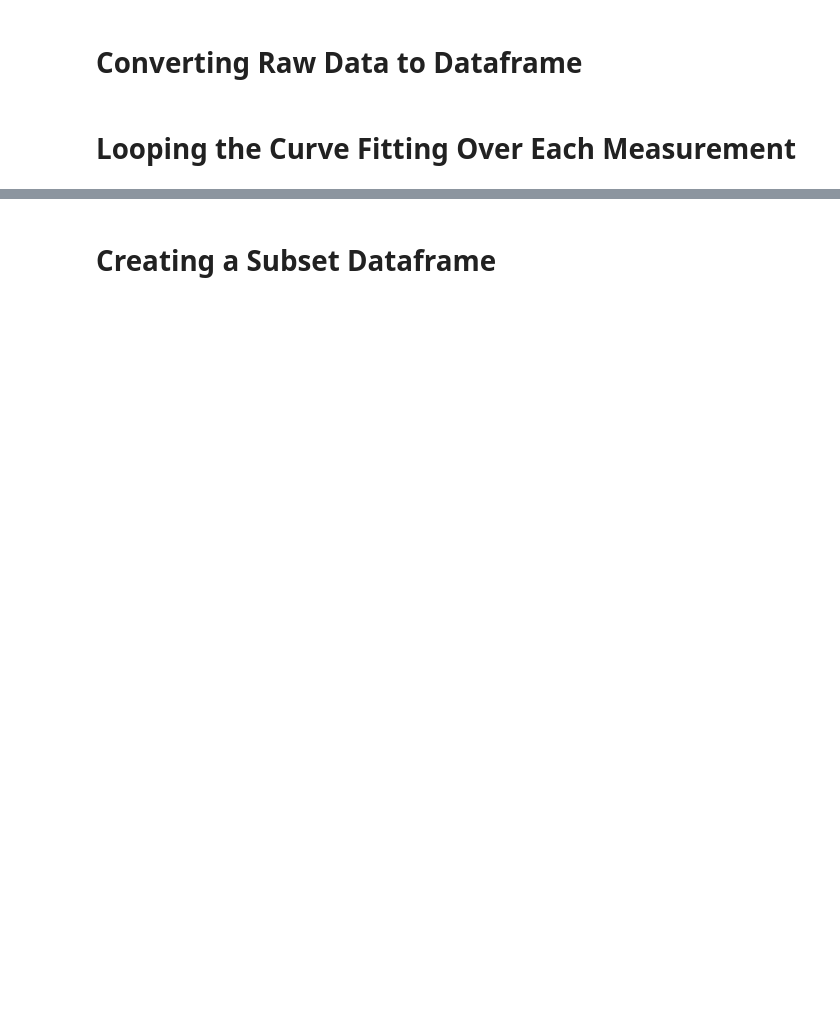
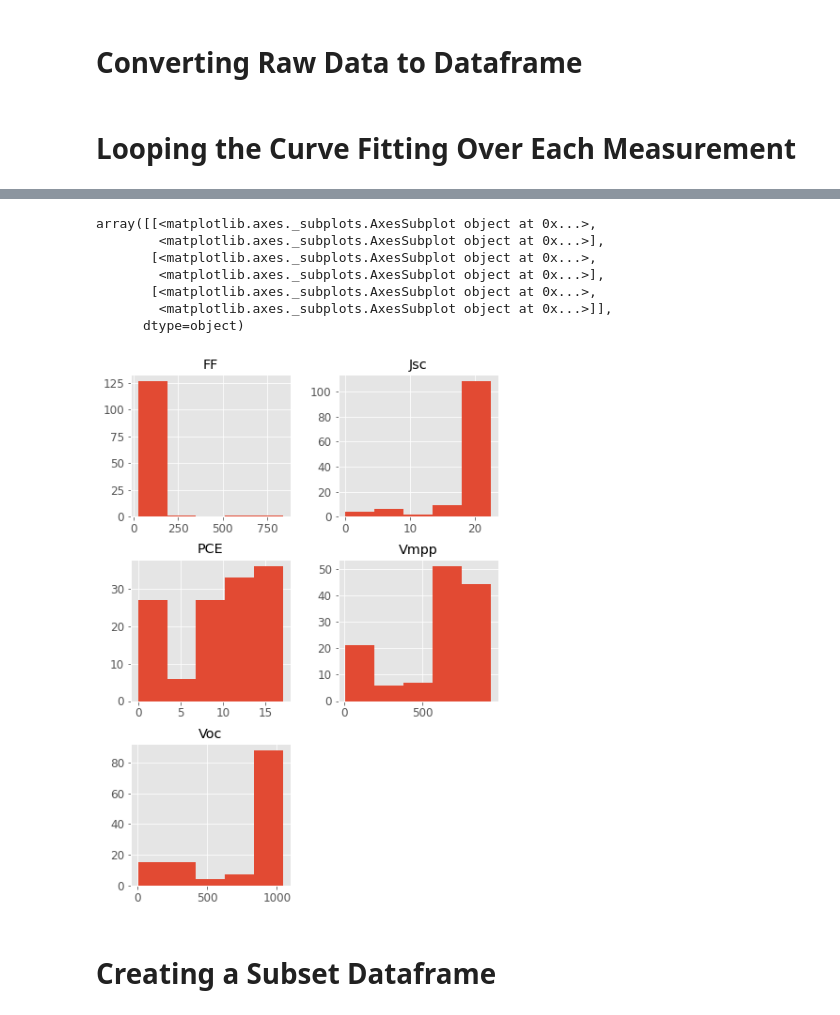
Before and after one commit to fenning-research-group/Python-Utilities, a Jupyter notebook: FrgTools/Example Notebooks/Tracer JV Processing/JV_Plotter.ipynb, the cells around one changed output, grey strips where cells are left out. Saved outputs shown, nothing was run; the diff lists cells and outputs as text; code cells hidden in the pictures; blank space fills up the shorter version.

```diff
--- a/FrgTools/Example Notebooks/Tracer JV Processing/JV_Plotter.ipynb
+++ b/FrgTools/Example Notebooks/Tracer JV Processing/JV_Plotter.ipynb
@@ -271,0 +142,4 @@ the rest should be ok
+# %%
+stats_table = Tracer[['PCE', 'FF', 'Jsc', 'Voc', 'Vmpp']]
+stats_table=stats_table.astype(str).astype(float)
+stats_table.describe()
@@ -272,3 +156,17 @@ the rest should be ok
+# %%
+mpl.rc('axes', labelsize=14)
+mpl.rc('xtick', labelsize=12)
+mpl.rc('ytick', labelsize=12)
+stats_table.hist(bins=5, figsize=(7,10))
+# %% [output]
+array([[<matplotlib.axes._subplots.AxesSubplot object at 0x...>,
+        <matplotlib.axes._subplots.AxesSubplot object at 0x...>],
+       [<matplotlib.axes._subplots.AxesSubplot object at 0x...>,
+        <matplotlib.axes._subplots.AxesSubplot object at 0x...>],
+       [<matplotlib.axes._subplots.AxesSubplot object at 0x...>,
+        <matplotlib.axes._subplots.AxesSubplot object at 0x...>]],
+      dtype=object)
+[figure, added]
 # %% [markdown]
 # Creating a Subset Dataframe
 # %%
```
Also changed, not shown: parts of 16 cells of this notebook, 3 other files.
